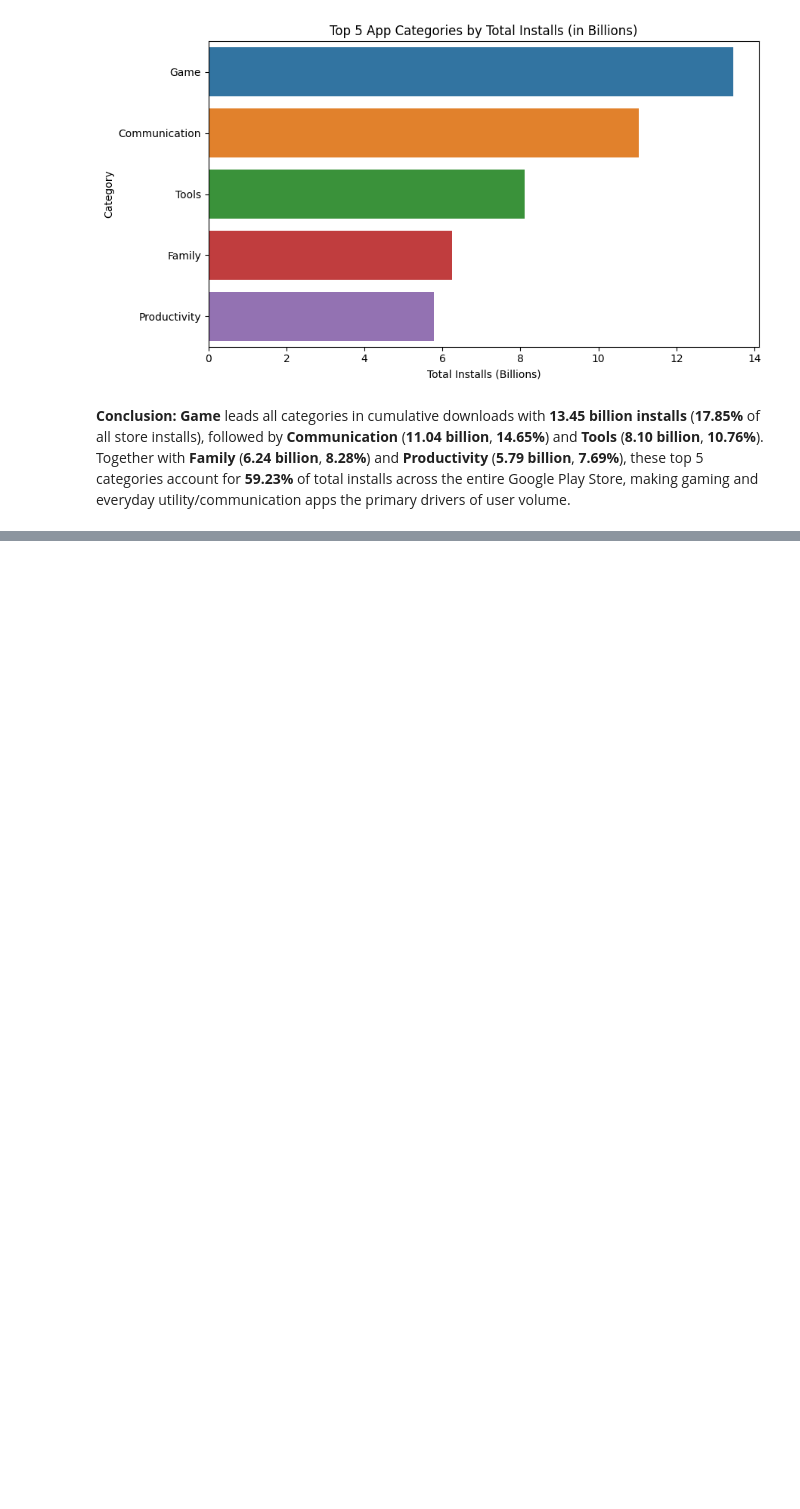
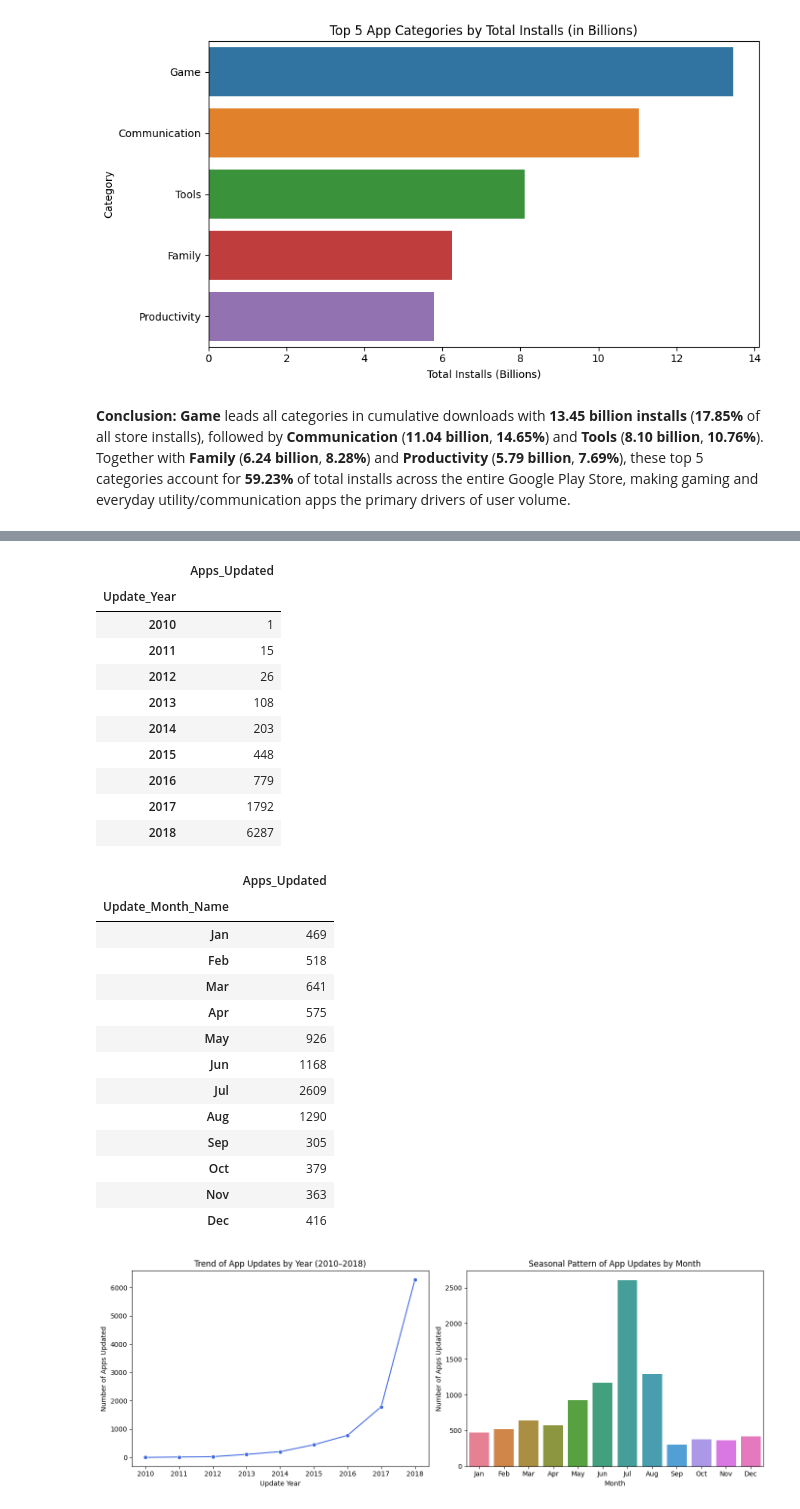
Before and after one commit to eishutamori/App-Insights-EDA, a Jupyter notebook: notebooks/EDA01_App_Insights_Analysis.ipynb, the cells around one changed output, grey strips where cells are left out. Saved outputs shown, nothing was run; the diff lists cells and outputs as text; code cells hidden in the pictures; blank space fills up the shorter version.

```diff
--- a/notebooks/EDA01_App_Insights_Analysis.ipynb
+++ b/notebooks/EDA01_App_Insights_Analysis.ipynb
@@ -748,0 +800,58 @@ plt.show()
+# %%
+# Ensure Last Updated is datetime and extract Year and Month
+df['Last Updated'] = pd.to_datetime(df['Last Updated'])
+df['Update_Year'] = df['Last Updated'].dt.year
+df['Update_Month'] = df['Last Updated'].dt.month
+df['Update_Month_Name'] = df['Last Updated'].dt.strftime('%b')
+
+# 1. Yearly update counts
+yearly_updates = df['Update_Year'].value_counts().sort_index()
+display(yearly_updates.to_frame(name='Apps_Updated'))
+
+# 2. Monthly update counts across the dataset to check seasonal trends
+month_order = ['Jan', 'Feb', 'Mar', 'Apr', 'May', 'Jun', 'Jul', 'Aug', 'Sep', 'Oct', 'Nov', 'Dec']
+monthly_updates = df['Update_Month_Name'].value_counts().reindex(month_order)
+display(monthly_updates.to_frame(name='Apps_Updated'))
+
+# Plot both Yearly Trend and Monthly Seasonal Pattern side by side
+fig, axes = plt.subplots(1, 2, figsize=(14, 5))
+
+sns.lineplot(x=yearly_updates.index, y=yearly_updates.values, marker='o', ax=axes[0], color='royalblue')
+axes[0].set_title('Trend of App Updates by Year (2010–2018)')
+axes[0].set_xlabel('Update Year')
+axes[0].set_ylabel('Number of Apps Updated')
+
+sns.barplot(x=monthly_updates.index, y=monthly_updates.values, hue=monthly_updates.index, legend=False, ax=axes[1])
+axes[1].set_title('Seasonal Pattern of App Updates by Month')
+axes[1].set_xlabel('Month')
+axes[1].set_ylabel('Number of Apps Updated')
+
+plt.tight_layout()
+plt.show()
+# %% [output]
+|  | Apps_Updated |
+| Update_Year |  |
+| 2010 | 1 |
+| 2011 | 15 |
+| 2012 | 26 |
+| 2013 | 108 |
+| 2014 | 203 |
+| 2015 | 448 |
+| 2016 | 779 |
+| 2017 | 1792 |
+| 2018 | 6287 |
+|  | Apps_Updated |
+| Update_Month_Name |  |
+| Jan | 469 |
+| Feb | 518 |
+| Mar | 641 |
+| Apr | 575 |
+| May | 926 |
+| Jun | 1168 |
+| Jul | 2609 |
+| Aug | 1290 |
+| Sep | 305 |
+| Oct | 379 |
+| Nov | 363 |
+| Dec | 416 |
+[figure, added]
```
Also changed, not shown: parts of 15 cells of this notebook.
